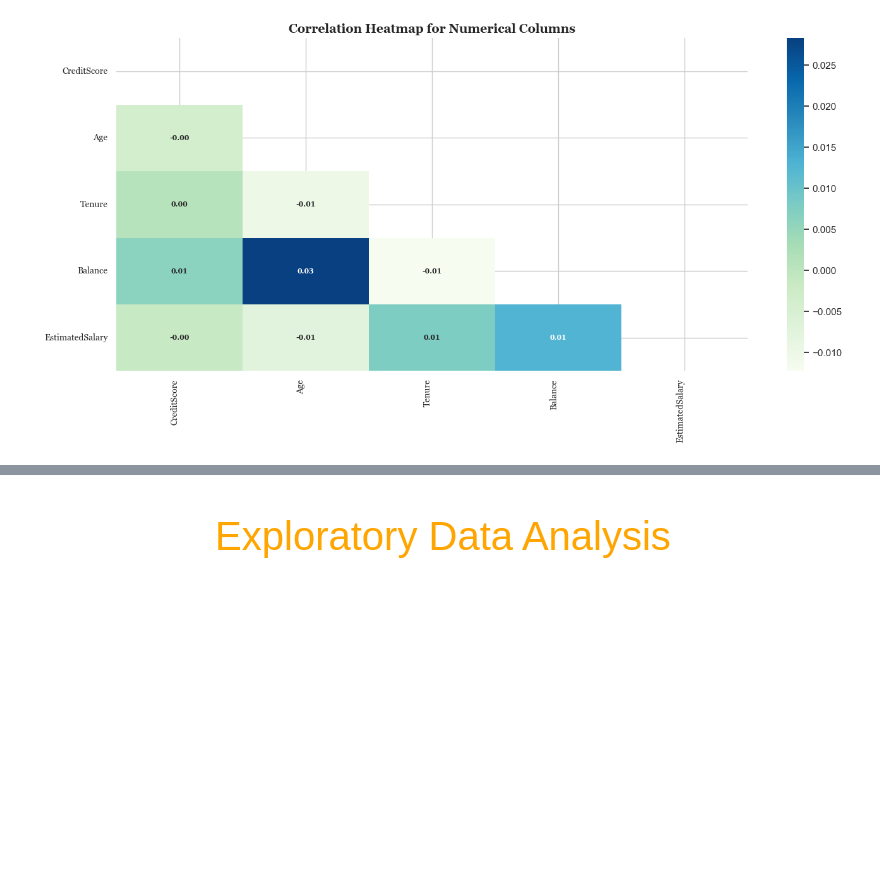
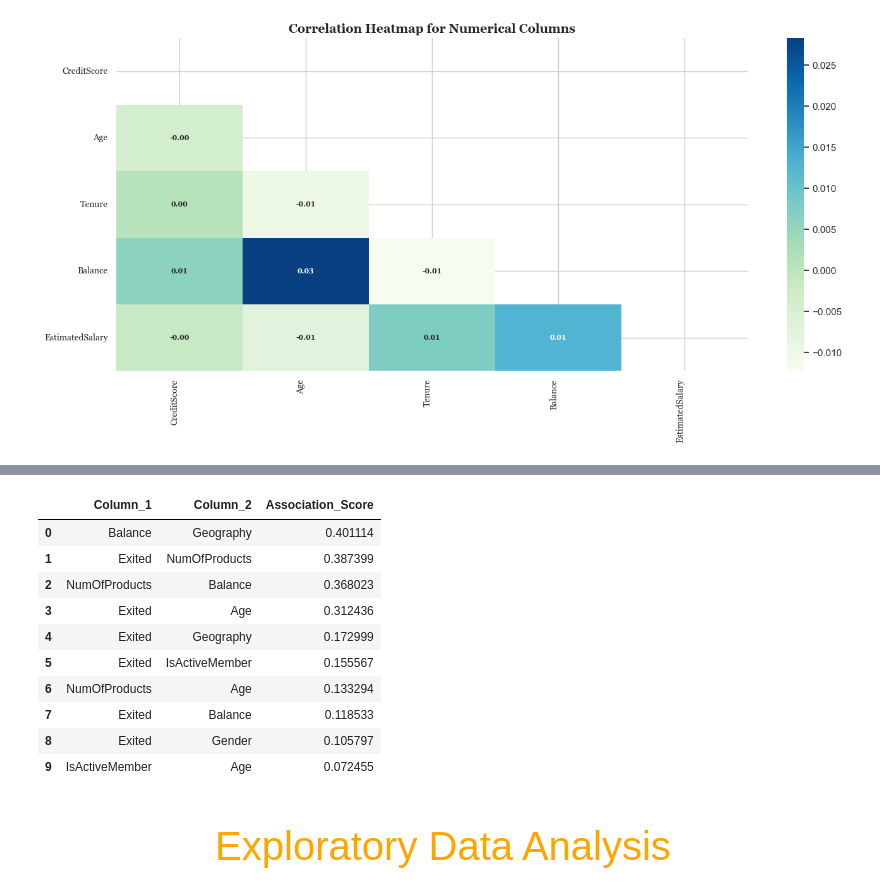
Before and after one commit to rashmiKumari03/Customer_Churn_Prediction, a Jupyter notebook: notebook/Churn_Analysis.ipynb, the cells around one changed output, grey strips where cells are left out. Saved outputs shown, nothing was run; the diff lists cells and outputs as text; code cells hidden in the pictures; blank space fills up the shorter version.

```diff
--- a/notebook/Churn_Analysis.ipynb
+++ b/notebook/Churn_Analysis.ipynb
@@ -1112,3 +1113,42 @@ top_correlations
+# %%
+# Generate the correlation/association matrix
+assoc_result = associations(data, nominal_columns='auto', plot=False)
+
+# Extract only the correlation matrix
+assoc_matrix = assoc_result['corr']
+
+# Mask the upper triangle (keep only lower triangle)
+mask = np.triu(np.ones_like(assoc_matrix, dtype=bool))
+triangular_assoc = assoc_matrix.where(~mask)
+
+# Flatten the triangular matrix
+assoc_pairs = triangular_assoc.stack().reset_index()
+assoc_pairs.columns = ['Column_1', 'Column_2', 'Association_Score']
+
+# Drop self-correlations (diagonal elements)
+assoc_pairs = assoc_pairs[assoc_pairs['Column_1'] != assoc_pairs['Column_2']]
+
+# Sort by absolute association score
+assoc_pairs_sorted = assoc_pairs.loc[
+    assoc_pairs['Association_Score'].abs().sort_values(ascending=False).index
+]
+
+# Top 10 strongest associations
+top_associations = assoc_pairs_sorted.head(10).reset_index(drop=True)
+
+top_associations
+# %% [output]
+|  | Column_1 | Column_2 | Association_Score |
+| 0 | Balance | Geography | 0.401114 |
+| 1 | Exited | NumOfProducts | 0.387399 |
+| 2 | NumOfProducts | Balance | 0.368023 |
+| 3 | Exited | Age | 0.312436 |
+| 4 | Exited | Geography | 0.172999 |
+| 5 | Exited | IsActiveMember | 0.155567 |
+| 6 | NumOfProducts | Age | 0.133294 |
+| 7 | Exited | Balance | 0.118533 |
+| 8 | Exited | Gender | 0.105797 |
+| 9 | IsActiveMember | Age | 0.072455 |
 # %% [markdown]
 <h1 style="font-family: 'Georgia', serif; color: orange; font-size: 40px; text-align: center; font-weight: 500;">Exploratory Data Analysis</h1>
 # %% [markdown]
```
Also changed, not shown: parts of 16 cells of this notebook.
